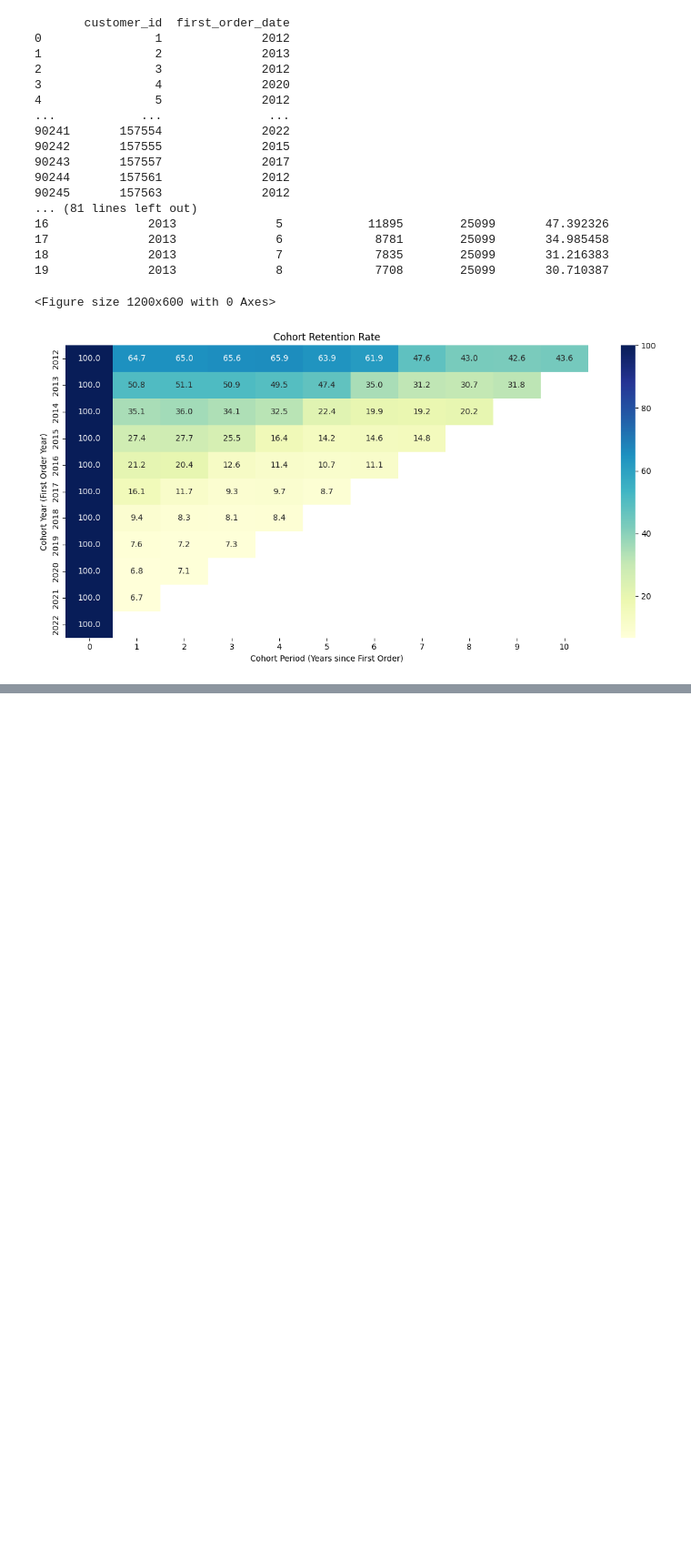
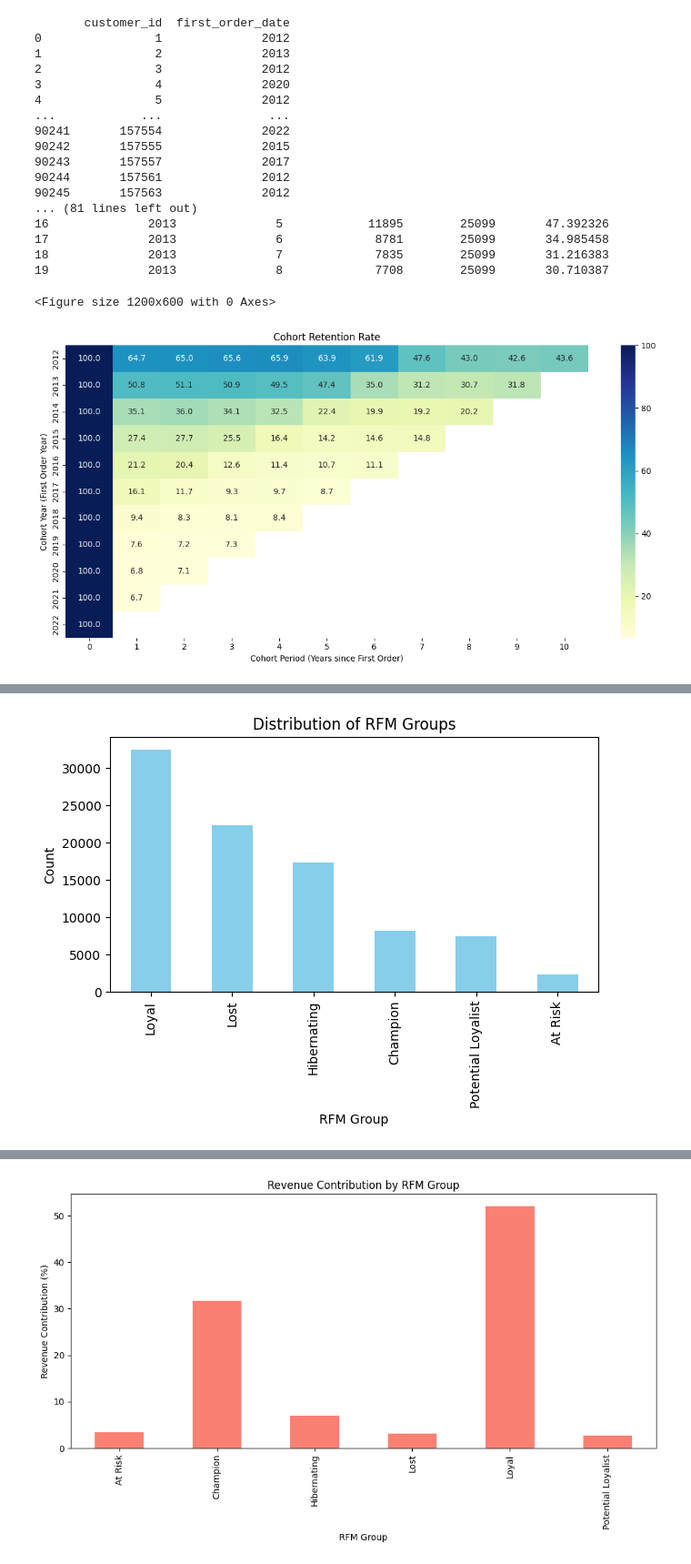
Before and after one commit to Jade2612/DATATHON, a Jupyter notebook: notebooks/02_eda_and_storytelling.ipynb, the cells around one changed output, grey strips where cells are left out. Shown at 91% size. Saved outputs shown, nothing was run; the diff lists cells and outputs as text; code cells hidden in the pictures; blank space fills up the shorter version.

```diff
--- a/notebooks/02_eda_and_storytelling.ipynb
+++ b/notebooks/02_eda_and_storytelling.ipynb
@@ -361,3 +361,75 @@ plt.show()
 [figure]
 # %%
 # RFM analysis(Recency, Frequency, Monetary)
+payments = pd.read_csv("../data/processed/payments.csv")
+rfm = orders.merge(payments, on='order_id')
+print(rfm.head())
+rfm = rfm.groupby('customer_id').agg(
+    last_order_date=('order_date', 'max'),
+    frequency=('order_id', 'nunique'),
+    monetary=('payment_value', 'sum')
+)
+rfm['recency'] = (pd.to_datetime('2022-12-31') - rfm['last_order_date']).dt.days
+#ranking customers into quartiles, với recency thì càng nhỏ càng tốt nên rank ngược lại, còn frequency và monetary thì càng lớn càng tốt nên rank bình thường
+rfm['R_rank'] = pd.qcut(rfm['recency'].rank(method='first'), 5, labels=[5, 4, 3, 2, 1]).astype(int)
+rfm['F_rank'] = pd.qcut(rfm['frequency'].rank(method='first'), 5, labels=[1, 2, 3, 4, 5]).astype(int)
+rfm['M_rank'] = pd.qcut(rfm['monetary'].rank(method='first'), 5, labels=[1, 2, 3, 4, 5]).astype(int)
+print(rfm.head(20))
+#Chia customers thành 4 nhóm dựa trên RFM score
+#Champion: R cao, F cao, M cao
+# Chia customers thành nhiều nhóm hơn dựa trên RFM score
+# Champion: mua gần đây, mua nhiều, chi tiêu cao
+# Loyal: mua đều, giá trị ổn
+# Potential Loyalist: mua gần đây, có tiềm năng quay trở lại mua tiếp
+# New Customers: mới mua gần đây nhưng tần suất còn thấp
+# At Risk: trước đây mua tốt nhưng gần đây lâu không quay lại
+# Hibernating: ít mua, mức độ gắn kết thấp
+# Lost: rất lâu không mua và giá trị thấp
+def rfm_group(row):
+    if row['R_rank'] >= 5 and row['F_rank'] >= 5 and row['M_rank'] >= 5:
+        return 'Champion'
+    elif row['R_rank'] >= 3 and row['F_rank'] >= 3 and row['M_rank'] >= 3:
+        return 'Loyal'
+    elif row['R_rank'] >= 3 and row['F_rank'] >= 2 and row['M_rank'] >= 2:
+        return 'Potential Loyalist'
+    elif row['R_rank'] <= 2 and row['F_rank'] >= 4 and row['M_rank'] >= 4:
+        return 'At Risk'
+    elif row['R_rank'] <= 2 and row['F_rank'] <= 2 and row['M_rank'] <= 2:
+        return 'Lost'
+    else:
+        return 'Hibernating'
+
+rfm['RFM_group'] = rfm.apply(rfm_group, axis=1)
+rfm.head(30)
+#visualize distribution of RFM groups
+rfm['RFM_group'].value_counts().plot(kind='bar', color='skyblue')
+plt.title('Distribution of RFM Groups')
+plt.xlabel('RFM Group')
+plt.ylabel('Count')
+plt.xticks(rotation=90)
+plt.tight_layout()
+plt.show()
+#% revenue contribution by RFM group
+revenue_contribution = rfm.groupby('RFM_group')['monetary'].sum() / rfm['monetary'].sum() * 100
+print(revenue_contribution)
+plt.figure(figsize=(10, 6))
+revenue_contribution.plot(kind='bar', color='salmon')
+plt.title('Revenue Contribution by RFM Group')
+plt.xlabel('RFM Group')
+plt.ylabel('Revenue Contribution (%)')
+plt.xticks(rotation=90)
+plt.tight_layout()
+plt.show()
+#insight: Loyal là đông nhất và đóng góp đến 50% doanh thu, là nhóm khách cần được ưu tiên cốt lõi, cần theo dõi sự hài lòng để duy trì lợi nhuận
+#Champion là nhóm khách khá ít nhưng đóng góp đến 30% doanh thu, đây là nhóm khách hàng có giá trị cao, sẵn sàng chi tiền, có thể phát triển những chương trình, gói lợi nhuận VIP, độc quyền... để tối đa hóa trải nghiệm của họ và lợi nhuận
+#Ko nên đầu tư vào chiến lược marketing quá nhiều cho nhóm Lost hay at risk vì contribution của họ rất thấp dù nhóm lost khá nhiều khách hàng, maybe có thể có những chiến lược win back đơn giản như email nhắc nhở, ưu đãi nhỏ để kích thích họ quay lại nhưng không nên đầu tư quá nhiều nguồn lực vào nhóm này
+#Hibernating là nhóm trung bình và có thể có tiềm năng để chuyển đổi thành Loyal hoặc Champion nếu có chiến lược chăm sóc phù hợp
+plt.figure(figsize=(10, 6))
+sns.scatterplot(data=rfm, x='frequency', y='monetary', hue='RFM_group', palette='crest',alpha=0.75,s=45)
+plt.title('Frequency vs Monetary Value by RFM Group')
+plt.xlabel('Frequency')
+plt.ylabel('Monetary Value')
+plt.legend(title='RFM Group')
+plt.tight_layout()
+plt.show()
+# %% [output]
@@ -363,0 +453 @@ plt.show()
+[figure, added]
@@ -363,0 +462 @@ plt.show()
+[figure, added]
```
Also changed, not shown: parts of 1 cell of this notebook.
